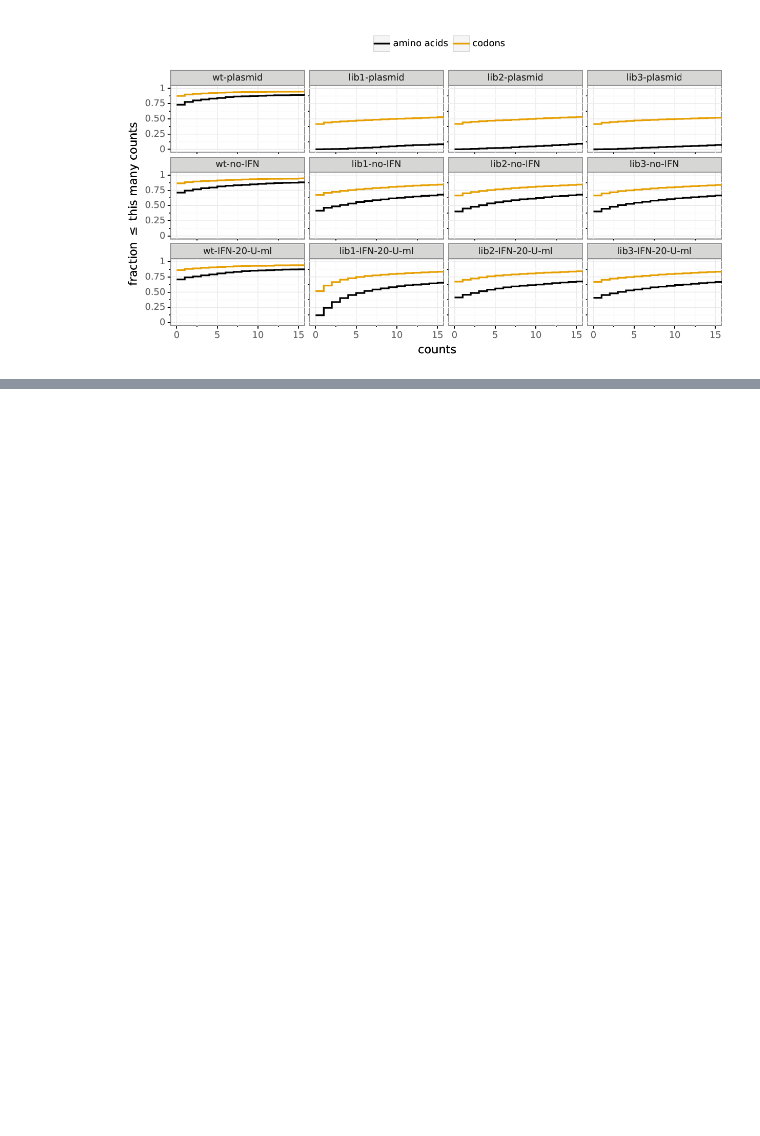
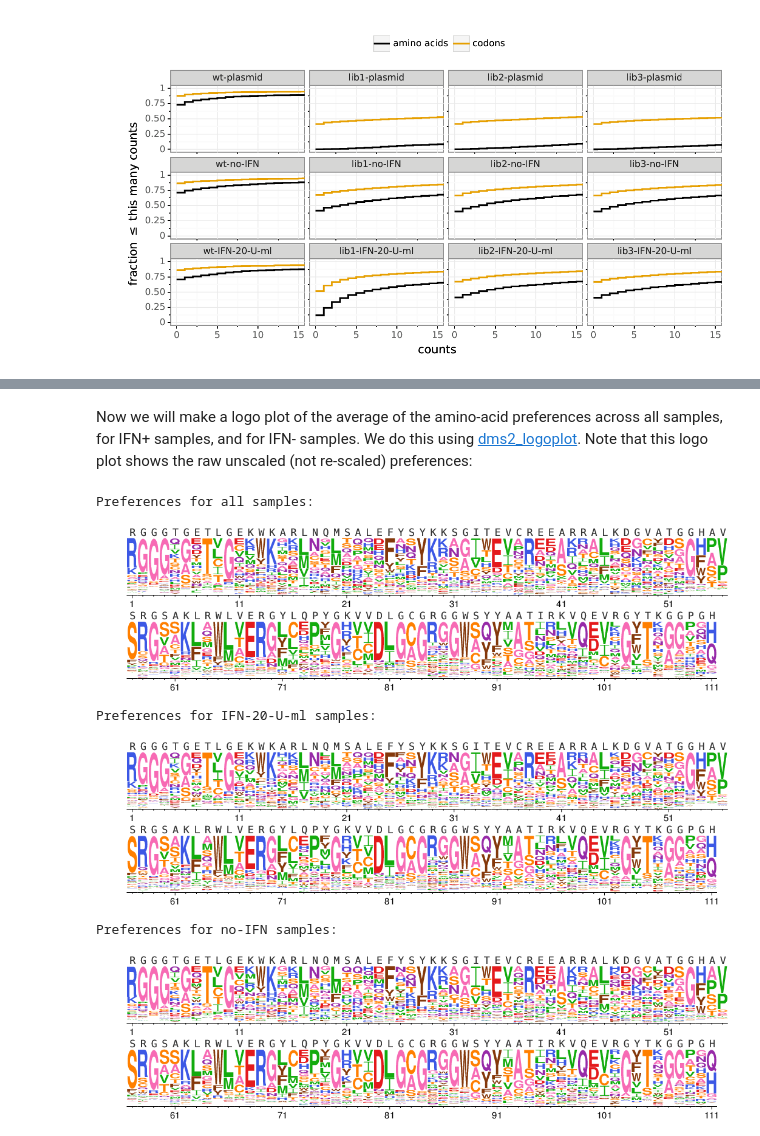
Before and after one commit to jbloomlab/ZIKV_DMS_NS5_EvansLab, a Jupyter notebook: dms_analysis.ipynb, the cells around one changed output, grey strips where cells are left out. Cells and saved outputs as stored; diff of their text form; code cells hidden in the pictures; blank space fills up the shorter version.

```diff
--- a/dms_analysis.ipynb
+++ b/dms_analysis.ipynb
@@ -178,0 +249,18 @@ showPDF(bcsubamp_plot_prefix + 'cumulmutcounts.pdf')
+# %%
+# file with preferences for all samples
+prefs_files = {'all': os.path.join(prefsdir, 'prefs_all.csv')}
+pd.read_csv(os.path.join(prefsdir, 'summary_avgprefs.csv')).to_csv(prefs_files['all'],
+                                                                   index=False,
+                                                                   float_format='%.5f')
+
+# file with preferences for each condition
+for selection, df in prefs_batch.groupby('selection'):
+    selection_prefsfiles = [os.path.join(prefsdir, f"{name}_prefs.csv") for name in df['name']]
+    assert all(map(os.path.isfile, selection_prefsfiles)), selection_prefsfiles
+    prefs_files[selection] = os.path.join(prefsdir, f"prefs_{selection}.csv")
+    dms_tools2.prefs.avgPrefs(selection_prefsfiles).to_csv(prefs_files[selection],
+                                                           index=False,
+                                                           float_format='%.5f')
+
+print('Average preferences across conditions are in the following files:')
+display(HTML(pd.Series(prefs_files).rename('file').to_frame().to_html()))
@@ -178,0 +273,39 @@ showPDF(bcsubamp_plot_prefix + 'cumulmutcounts.pdf')
+# %% [markdown]
+Now we will make a logo plot of the average of the amino-acid preferences across all samples, for IFN+ samples, and for IFN- samples.
+We do this using [dms2_logoplot](https://jbloomlab.github.io/dms_tools2/dms2_logoplot.html).
+Note that this logo plot shows the raw unscaled (not re-scaled) preferences:
+# %%
+logodir = os.path.join(resultsdir, 'logoplots')
+os.makedirs(logodir, exist_ok=True)
+
+# get wildtype amino acids to use as overlay
+wt_aas = pd.DataFrame.from_records(
+            [(r + 1, a) for r, a in enumerate(refprot)],
+            columns=['site', 'wildtype'])
+wtoverlayfile = os.path.join(logodir, 'wt_overlay.csv')
+wt_aas.to_csv(wtoverlayfile, index=False)
+
+for selection, prefs_csv in prefs_files.items():
+
+    logoplot = os.path.join(logodir, f"{selection}_prefs.pdf")
+
+    log = ! dms2_logoplot \
+            --prefs {prefs_csv} \
+            --name {selection} \
+            --outdir {logodir} \
+            --nperline 56 \
+            --overlay1 {wtoverlayfile} wildtype wildtype \
+            --letterheight 1.2 \
+            --use_existing {use_existing}
+
+    assert os.path.isfile(logoplot), '\n'.join(log)
+
+    print(f"\n\nPreferences for {selection} samples:")
+    showPDF(logoplot)
+# %% [output]
+Preferences for all samples:
+[figure, added]
+Preferences for IFN-20-U-ml samples:
+[figure, added]
+Preferences for no-IFN samples:
+[figure, added]
```
Also changed, not shown: parts of 9 cells of this notebook.
